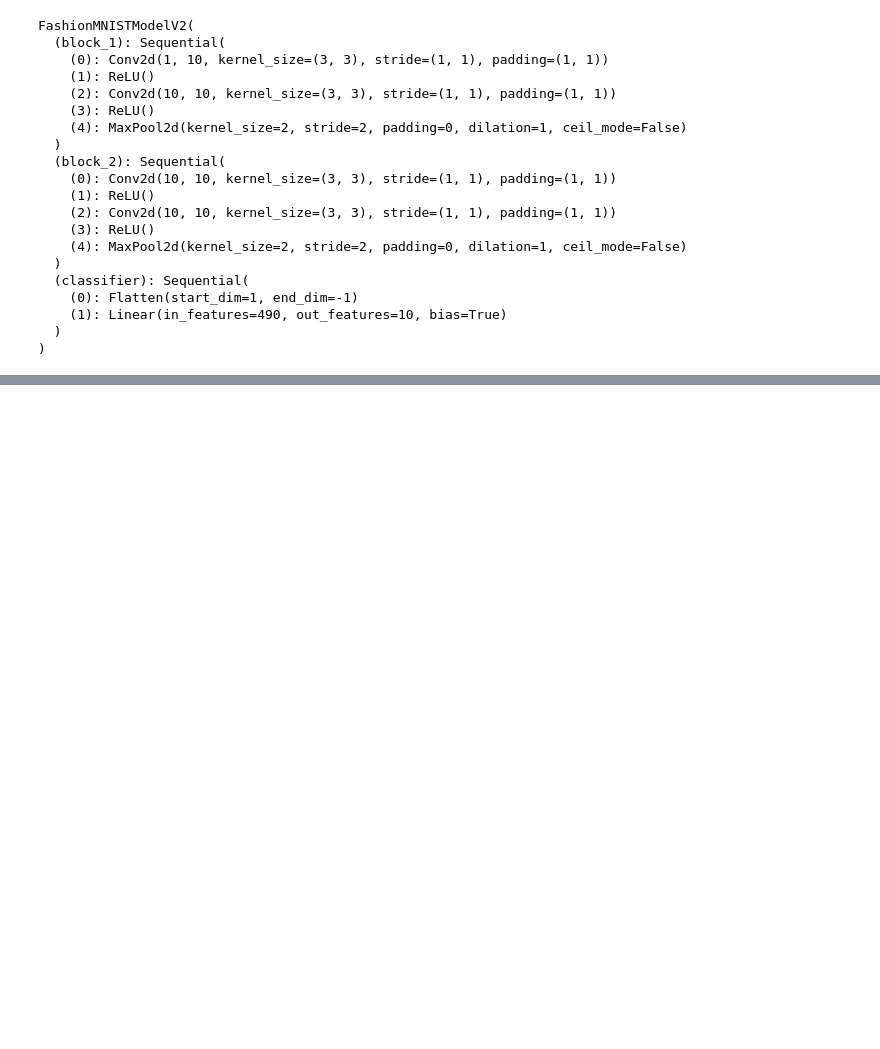
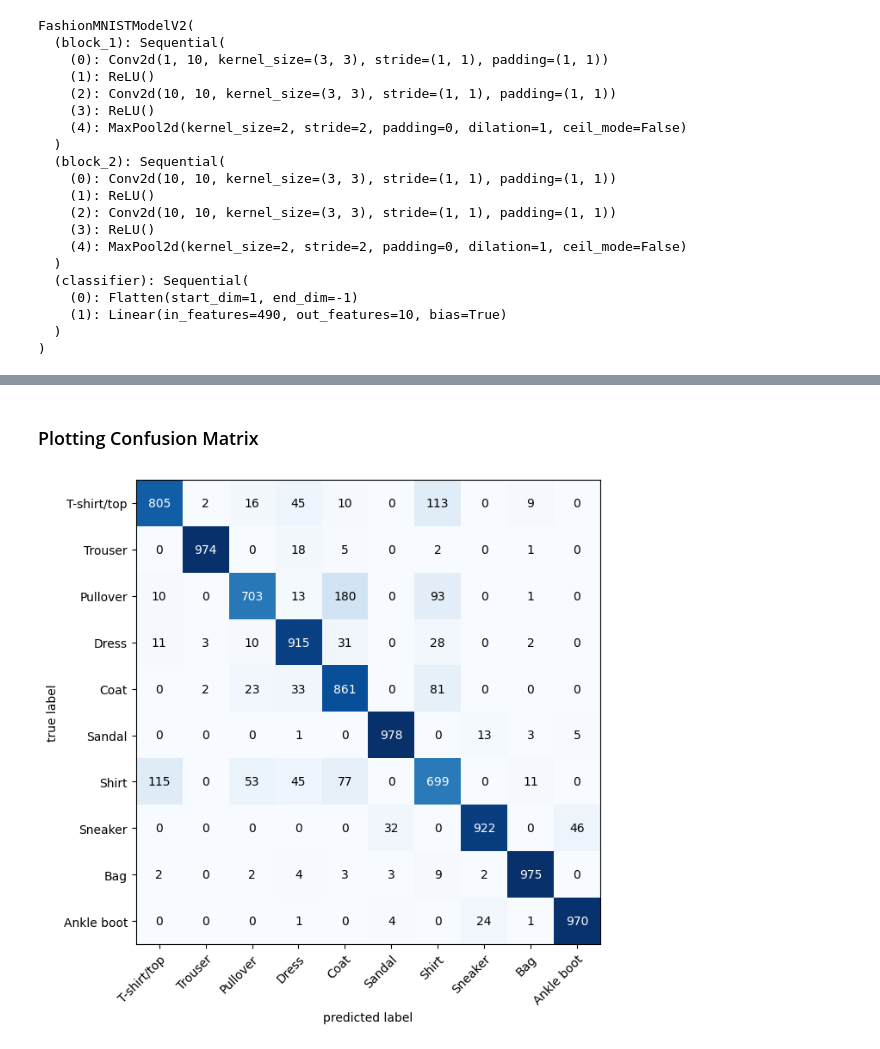
Before and after one commit to Victoran0/Pytorch, a Jupyter notebook: computer-vision.ipynb, the cells around one changed output, grey strips where cells are left out. Saved outputs shown, nothing was run; the diff lists cells and outputs as text; code cells hidden in the pictures; blank space fills up the shorter version.

```diff
--- a/computer-vision.ipynb
+++ b/computer-vision.ipynb
@@ -27,0 +29,2 @@ device = 'cuda' if torch.cuda.is_available() else 'cpu'
+# %%
+device = 'cpu'
@@ -576,0 +769,23 @@ FashionMNISTModelV2(
+# %% [markdown]
+### Plotting Confusion Matrix
+# %%
+y_preds = []
+model_2.eval()
+with torch.inference_mode():
+    for X,y in tqdm(test_dataloader, desc="Making Predictions"):
+        X, y = X.to(device), y.to(device)
+        y_logits = model_2(X)
+        y_pred = torch.softmax(y_logits, dim=1).argmax(dim=1)
+        y_preds.append(y_pred.cpu())
+
+    y_pred_tensor = torch.cat(y_preds)
+# %%
+confmat = ConfusionMatrix(task='multiclass', num_classes=num_classes).to('cpu')
+# %%
+confmat_tensor = confmat(preds=y_pred_tensor, target=test_data.targets)
+
+fig, ax = plot_confusion_matrix(
+    conf_mat=confmat_tensor.numpy(), class_names=class_names, figsize=(10,7)
+)
+# %% [output]
+[figure, added]
```
Also changed, not shown: parts of 30 cells of this notebook.
